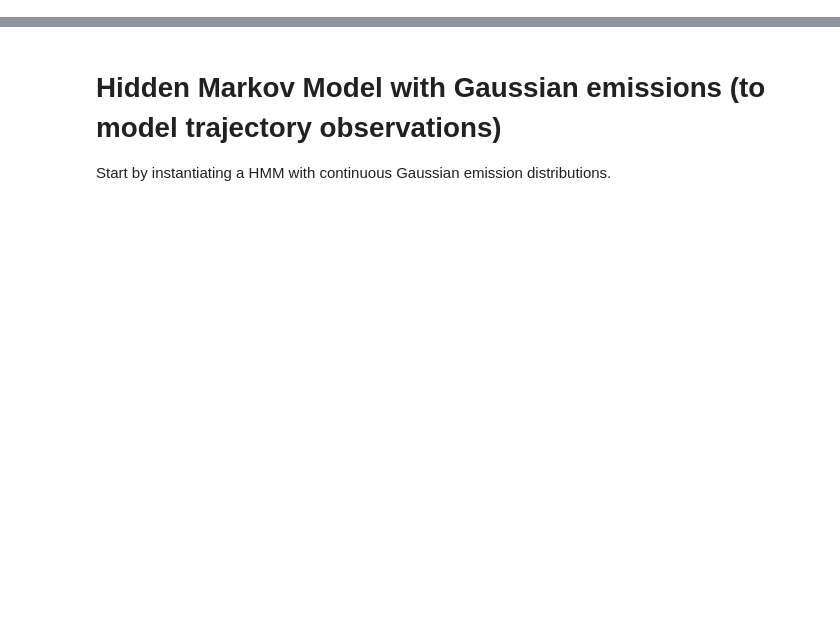
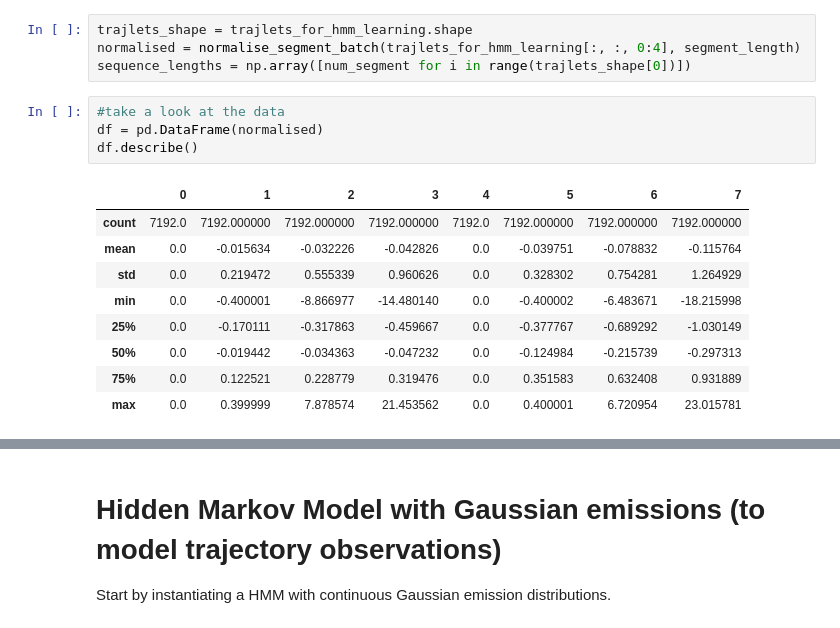
Before and after one commit to fengzileee/nus-cs5340, a Jupyter notebook: notebooks/hmm_continuous_emissions.ipynb, the cells around one changed output, grey strips where cells are left out. Saved outputs shown, nothing was run; the diff lists cells and outputs as text; blank space fills up the shorter version.

```diff
--- a/notebooks/hmm_continuous_emissions.ipynb
+++ b/notebooks/hmm_continuous_emissions.ipynb
@@ -33,0 +50,18 @@ array([[13.017548  ,  5.7825914 , -2.3244442 , -0.07660594, 53.6       ],
+# %%
+trajlets_shape = trajlets_for_hmm_learning.shape
+normalised = normalise_segment_batch(trajlets_for_hmm_learning[:, :, 0:4], segment_length)
+sequence_lengths = np.array([num_segment for i in range(trajlets_shape[0])])
+# %%
+#take a look at the data
+df = pd.DataFrame(normalised)
+df.describe()
+# %% [output]
+|  | 0 | 1 | 2 | 3 | 4 | 5 | 6 | 7 |
+| count | 7192.0 | 7192.000000 | 7192.000000 | 7192.000000 | 7192.0 | 7192.000000 | 7192.000000 | 7192.000000 |
+| mean | 0.0 | -0.015634 | -0.032226 | -0.042826 | 0.0 | -0.039751 | -0.078832 | -0.115764 |
+| std | 0.0 | 0.219472 | 0.555339 | 0.960626 | 0.0 | 0.328302 | 0.754281 | 1.264929 |
+| min | 0.0 | -0.400001 | -8.866977 | -14.480140 | 0.0 | -0.400002 | -6.483671 | -18.215998 |
+| 25% | 0.0 | -0.170111 | -0.317863 | -0.459667 | 0.0 | -0.377767 | -0.689292 | -1.030149 |
+| 50% | 0.0 | -0.019442 | -0.034363 | -0.047232 | 0.0 | -0.124984 | -0.215739 | -0.297313 |
+| 75% | 0.0 | 0.122521 | 0.228779 | 0.319476 | 0.0 | 0.351583 | 0.632408 | 0.931889 |
+| max | 0.0 | 0.399999 | 7.878574 | 21.453562 | 0.0 | 0.400001 | 6.720954 | 23.015781 |
```
Also changed, not shown: parts of 50 cells of this notebook, 1 other file.
